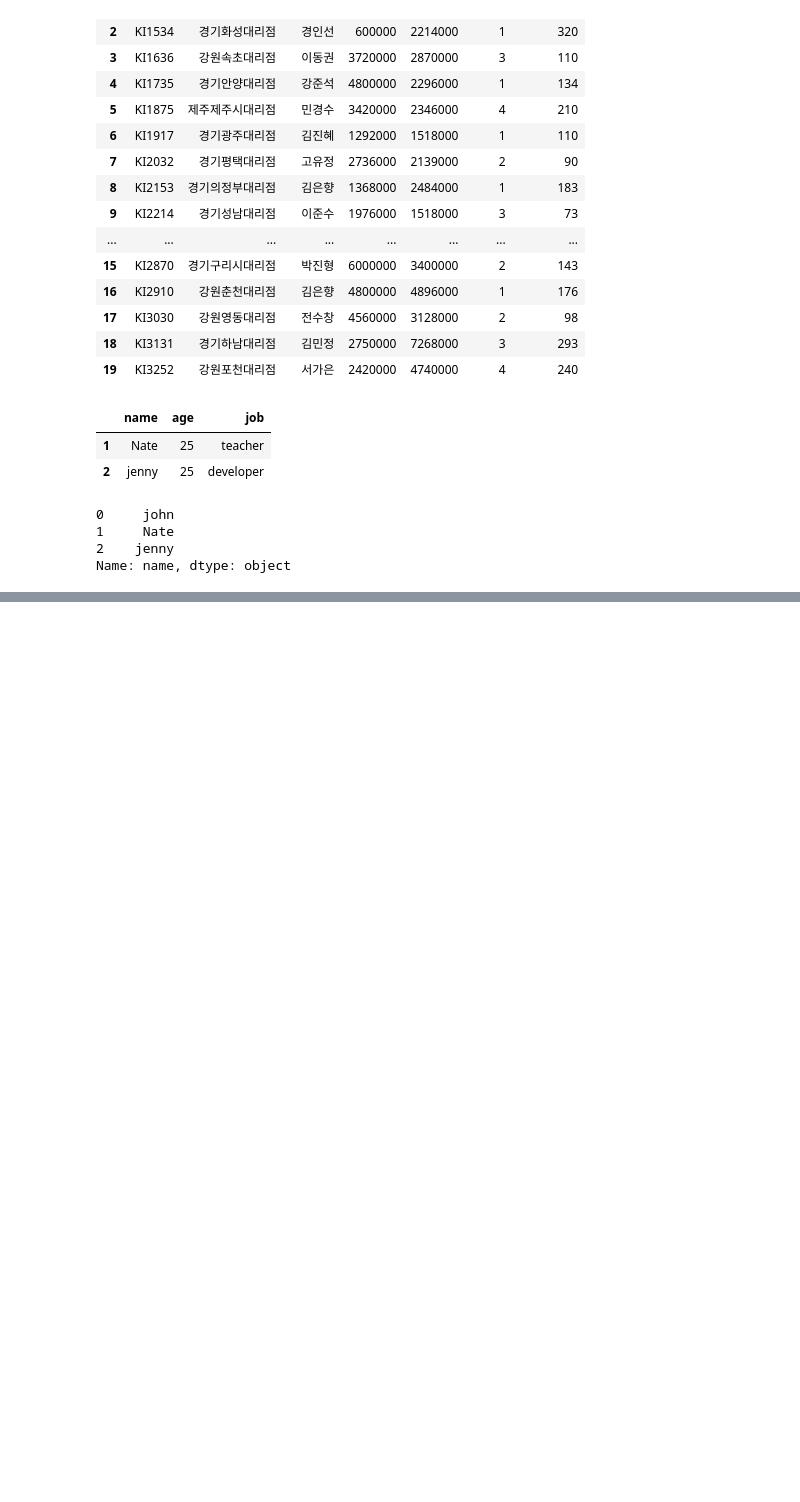
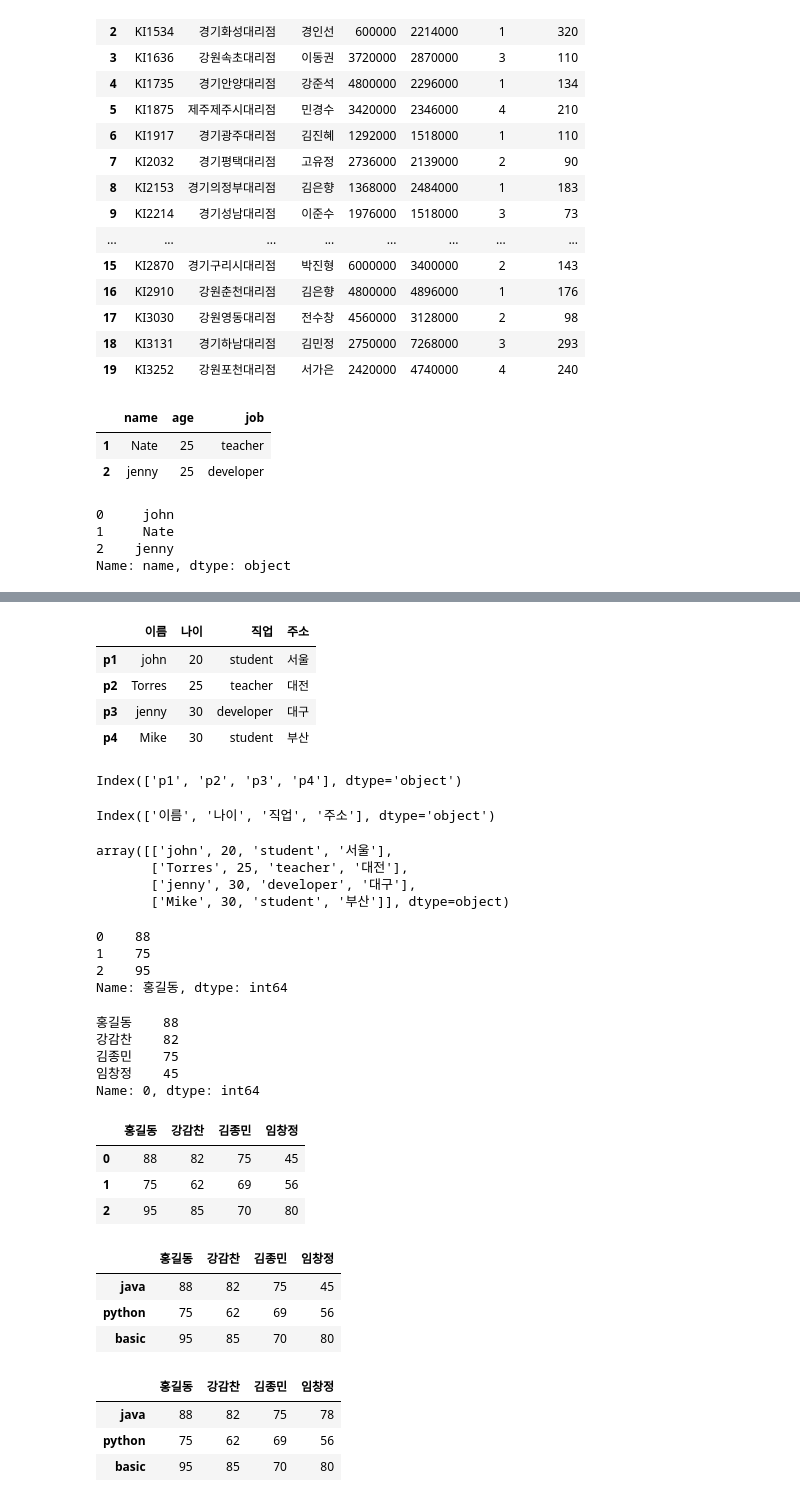
Before and after one commit to youngho0983/PythonSource, a Jupyter notebook: 판다스/DataFrame.ipynb, the cells around one changed output, grey strips where cells are left out. Saved outputs shown, nothing was run; the diff lists cells and outputs as text; code cells hidden in the pictures; blank space fills up the shorter version.

```diff
--- a/판다스/DataFrame.ipynb
+++ b/판다스/DataFrame.ipynb
@@ -142,0 +340,2 @@ Name: name, dtype: object
+# %%
+friend_df.index=["p1","p2","p3"]
@@ -142,0 +349,2 @@ Name: name, dtype: object
+# %%
+friend_df.iloc[1,0]="Torres"
@@ -142,0 +358,2 @@ Name: name, dtype: object
+# %%
+friend_df.loc["p4"]=["Mike",30,"student"]
@@ -142,0 +368,25 @@ Name: name, dtype: object
+# %%
+friend_df["주소"]=["서울","대전","대구","부산"]
+# %%
+friend_df
+# %% [output]
+|  | 이름 | 나이 | 직업 | 주소 |
+| p1 | john | 20 | student | 서울 |
+| p2 | Torres | 25 | teacher | 대전 |
+| p3 | jenny | 30 | developer | 대구 |
+| p4 | Mike | 30 | student | 부산 |
+# %%
+friend_df.index
+# %% [output]
+Index(['p1', 'p2', 'p3', 'p4'], dtype='object')
+# %%
+friend_df.columns
+# %% [output]
+Index(['이름', '나이', '직업', '주소'], dtype='object')
+# %%
+friend_df.values
+# %% [output]
+array([['john', 20, 'student', '서울'],
+       ['Torres', 25, 'teacher', '대전'],
+       ['jenny', 30, 'developer', '대구'],
+       ['Mike', 30, 'student', '부산']], dtype=object)
@@ -142,0 +414,27 @@ Name: name, dtype: object
+# %%
+#홍길동 학생 과목별 점수 출력
+#python  과목 점수 출력
+#임창정 학섹 basic 점수 78로 수적하고 출력
+#각 학생 sql 점수를 추가하시오 [70,85,86,92]
+#basic 점수 삭제
+data_df["홍길동"]
+# %% [output]
+0    88
+1    75
+2    95
+Name: 홍길동, dtype: int64
+# %%
+data_df.iloc[0]
+# %% [output]
+홍길동    88
+강감찬    82
+김종민    75
+임창정    45
+Name: 0, dtype: int64
+# %%
+data_df
+# %% [output]
+|  | 홍길동 | 강감찬 | 김종민 | 임창정 |
+| 0 | 88 | 82 | 75 | 45 |
+| 1 | 75 | 62 | 69 | 56 |
+| 2 | 95 | 85 | 70 | 80 |
@@ -142,0 +443,7 @@ Name: name, dtype: object
+# %%
+data_df
+# %% [output]
+|  | 홍길동 | 강감찬 | 김종민 | 임창정 |
+| java | 88 | 82 | 75 | 45 |
+| python | 75 | 62 | 69 | 56 |
+| basic | 95 | 85 | 70 | 80 |
@@ -142,0 +452,7 @@ Name: name, dtype: object
+# %%
+data_df
+# %% [output]
+|  | 홍길동 | 강감찬 | 김종민 | 임창정 |
+| java | 88 | 82 | 75 | 78 |
+| python | 75 | 62 | 69 | 56 |
+| basic | 95 | 85 | 70 | 80 |
```
Also changed, not shown: parts of 60 cells of this notebook, 3 other files.
